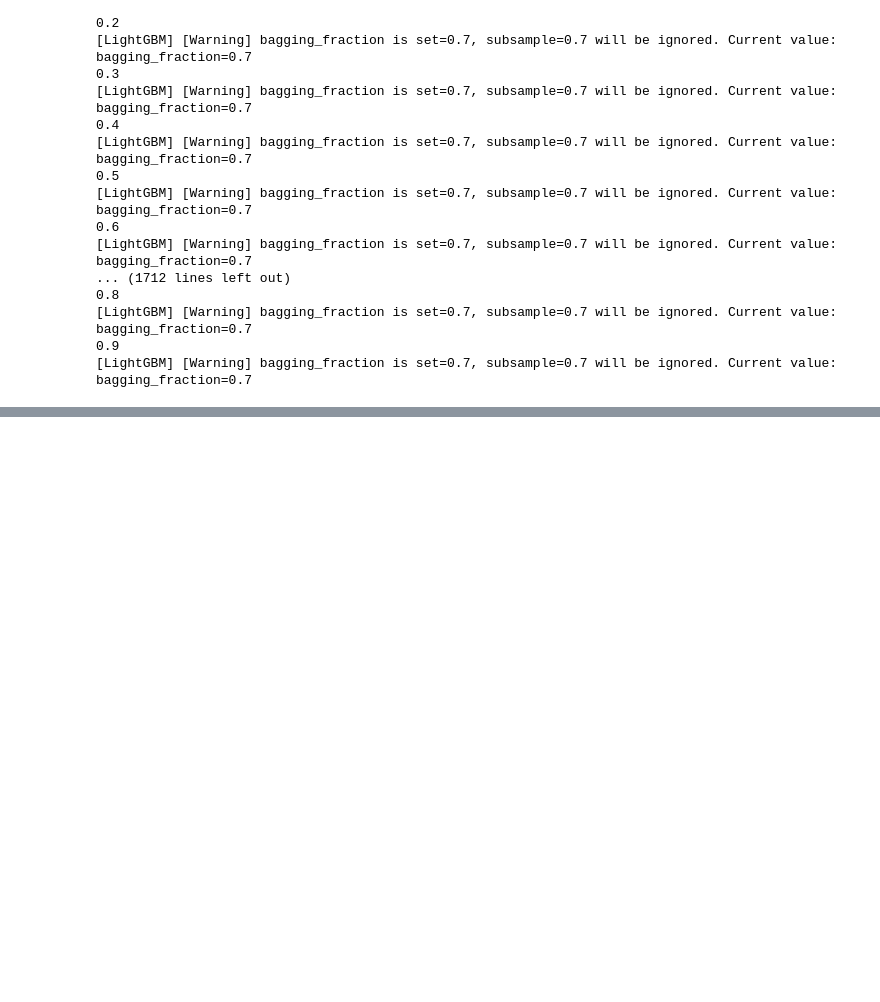
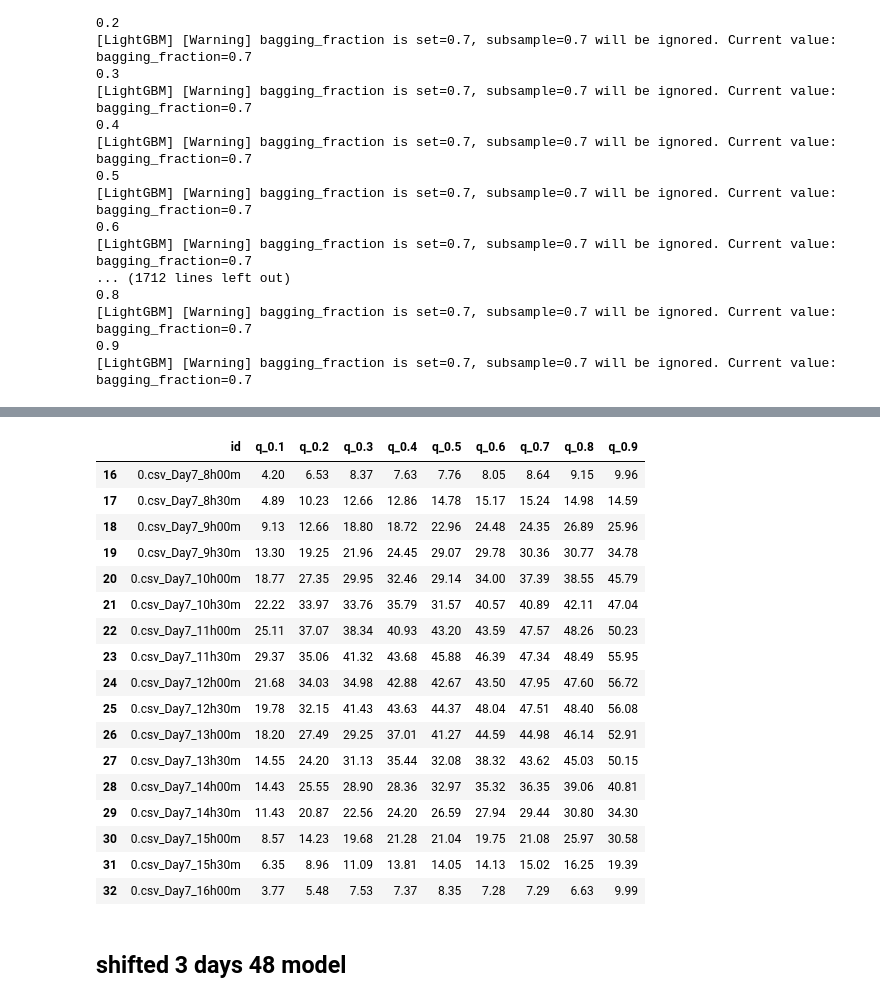
Before and after one commit to thinpig99/dacon-solarPanel, a Jupyter notebook: solarPanel_210115_48model.ipynb, the cells around one changed output, grey strips where cells are left out. Cells and saved outputs as stored; diff of their text form; code cells hidden in the pictures; blank space fills up the shorter version.

```diff
--- a/solarPanel_210115_48model.ipynb
+++ b/solarPanel_210115_48model.ipynb
@@ -392,0 +776,15 @@ submission_temp[60:80]
+# %%
+# test set load
+
+df_test = []
+
+for i in range(81):
+    file_path = TEST_PATH + '/' + str(i) + '.csv'
+    temp = pd.read_csv(file_path)
+    # 전처리 코드 아래에 넣기---------------------------------------------------------------
+    temp = sum_hour_minute(temp) # hour와 min 합치고
+    temp = shift_columns(temp, shifted_columns, lags)
+    df_test.append(temp[-48:]) # 뒤에서 48개, 즉 마지막 하루만 받아준다.
+
+X_test = pd.concat(df_test)
+print(X_test.shape)
@@ -392,0 +809,12 @@ submission_temp[60:80]
+# %%
+tests = []
+
+for i in range(48):
+    idx = i*0.5
+    globals()['test_{}'.format(i)] = X_test[X_test.Hour == idx]
+    #globals()['test_{}'.format(i)]['TARGET_1'] = globals()['train_{}'.format(i)]['TARGET'].shift(-1)
+    #globals()['test_{}'.format(i)]['TARGET_2'] = globals()['train_{}'.format(i)]['TARGET'].shift(-2)
+    #globals()['test_{}'.format(i)] = globals()['train_{}'.format(i)].dropna()
+    globals()['test_{}'.format(i)].drop(['Day', 'Minute'], axis=1, inplace=True)
+
+    tests.append(globals()['test_{}'.format(i)])
@@ -392,0 +936,39 @@ submission_temp[60:80]
+# %%
+rg = np.array((range(0, 7776, 96))) # 96개의 간격으로 벌어지는 range list를 받아줍니다.
+
+for i, res in enumerate(results_1): # 총 48번 반복, 즉 시간별로 반복
+    # submission은 0~47까지 day7, 48~95까지 day8로 되어 있습니다. 그리고 다음 테이블입니다.
+    # 즉, results_1은 0, 96, 192...이렇게 넣고, 그 다음 1, 97, 193... 이렇게 넣어야 합니다.
+    # 그렇게 총 81개를 넣어주면 됩니다.
+    submission.iloc[rg+i, 1:] = res.values
+
+for i, res in enumerate(results_2): # 총 48번 반복, 즉 시간별로 반복
+    # submission은 0~47까지 day7, 48~95까지 day8로 되어 있습니다. 그리고 다음 테이블입니다.
+    # 즉, results_1은 0, 96, 192...이렇게 넣고, 그 다음 1, 97, 193... 이렇게 넣어야 합니다.
+    # 그렇게 총 81개를 넣어주면 됩니다.
+    submission.iloc[rg+i+48, 1:] = res.values
+# %%
+submission[16:33]
+
+#submission.to_csv('./submission/submission_210116-1_shift-1day-48models.csv', index=False)
+# %% [output]
+|  | id | q_0.1 | q_0.2 | q_0.3 | q_0.4 | q_0.5 | q_0.6 | q_0.7 | q_0.8 | q_0.9 |
+| 16 | 0.csv_Day7_8h00m | 4.20 | 6.53 | 8.37 | 7.63 | 7.76 | 8.05 | 8.64 | 9.15 | 9.96 |
+| 17 | 0.csv_Day7_8h30m | 4.89 | 10.23 | 12.66 | 12.86 | 14.78 | 15.17 | 15.24 | 14.98 | 14.59 |
+| 18 | 0.csv_Day7_9h00m | 9.13 | 12.66 | 18.80 | 18.72 | 22.96 | 24.48 | 24.35 | 26.89 | 25.96 |
+| 19 | 0.csv_Day7_9h30m | 13.30 | 19.25 | 21.96 | 24.45 | 29.07 | 29.78 | 30.36 | 30.77 | 34.78 |
+| 20 | 0.csv_Day7_10h00m | 18.77 | 27.35 | 29.95 | 32.46 | 29.14 | 34.00 | 37.39 | 38.55 | 45.79 |
+| 21 | 0.csv_Day7_10h30m | 22.22 | 33.97 | 33.76 | 35.79 | 31.57 | 40.57 | 40.89 | 42.11 | 47.04 |
+| 22 | 0.csv_Day7_11h00m | 25.11 | 37.07 | 38.34 | 40.93 | 43.20 | 43.59 | 47.57 | 48.26 | 50.23 |
+| 23 | 0.csv_Day7_11h30m | 29.37 | 35.06 | 41.32 | 43.68 | 45.88 | 46.39 | 47.34 | 48.49 | 55.95 |
+| 24 | 0.csv_Day7_12h00m | 21.68 | 34.03 | 34.98 | 42.88 | 42.67 | 43.50 | 47.95 | 47.60 | 56.72 |
+| 25 | 0.csv_Day7_12h30m | 19.78 | 32.15 | 41.43 | 43.63 | 44.37 | 48.04 | 47.51 | 48.40 | 56.08 |
+| 26 | 0.csv_Day7_13h00m | 18.20 | 27.49 | 29.25 | 37.01 | 41.27 | 44.59 | 44.98 | 46.14 | 52.91 |
+| 27 | 0.csv_Day7_13h30m | 14.55 | 24.20 | 31.13 | 35.44 | 32.08 | 38.32 | 43.62 | 45.03 | 50.15 |
+| 28 | 0.csv_Day7_14h00m | 14.43 | 25.55 | 28.90 | 28.36 | 32.97 | 35.32 | 36.35 | 39.06 | 40.81 |
+| 29 | 0.csv_Day7_14h30m | 11.43 | 20.87 | 22.56 | 24.20 | 26.59 | 27.94 | 29.44 | 30.80 | 34.30 |
+| 30 | 0.csv_Day7_15h00m | 8.57 | 14.23 | 19.68 | 21.28 | 21.04 | 19.75 | 21.08 | 25.97 | 30.58 |
+| 31 | 0.csv_Day7_15h30m | 6.35 | 8.96 | 11.09 | 13.81 | 14.05 | 14.13 | 15.02 | 16.25 | 19.39 |
+| 32 | 0.csv_Day7_16h00m | 3.77 | 5.48 | 7.53 | 7.37 | 8.35 | 7.28 | 7.29 | 6.63 | 9.99 |
+# %% [markdown]
+## shifted 3 days 48 model
```
Also changed, not shown: parts of 73 cells of this notebook, 5 other files.
